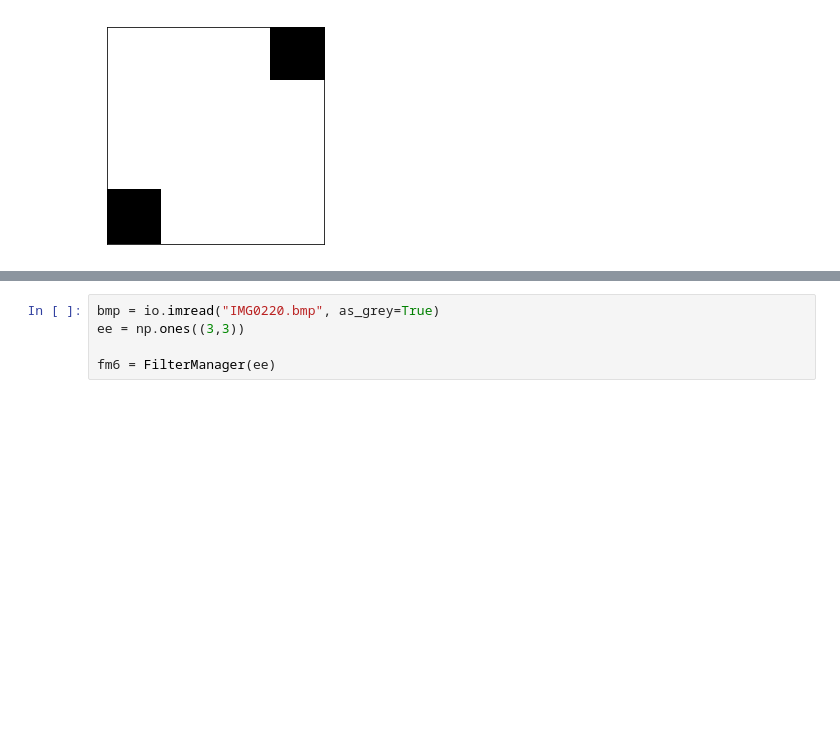
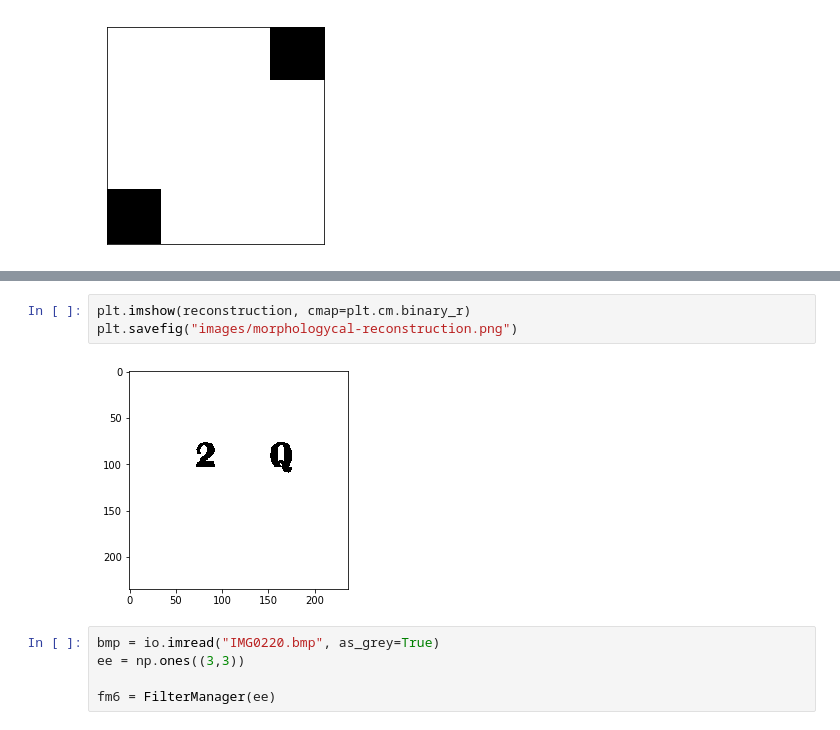
Before and after one commit to Pazitos10/math-morph, a Jupyter notebook: morpholgy_python.ipynb, the cells around one changed output, grey strips where cells are left out. Drawn from its saved outputs; the diff is of its cells as text; blank space fills up the shorter version.

```diff
--- a/morpholgy_python.ipynb
+++ b/morpholgy_python.ipynb
@@ -284,3 +305,8 @@ Wall time: 66.8 ms
+# %%
+plt.imshow(reconstruction, cmap=plt.cm.binary_r)
+plt.savefig("images/morphologycal-reconstruction.png")
+# %% [output]
+[figure, added]
 # %%
 bmp = io.imread("IMG0220.bmp", as_grey=True)
 ee = np.ones((3,3))
```
Also changed, not shown: parts of 11 cells of this notebook, 11 other files.
